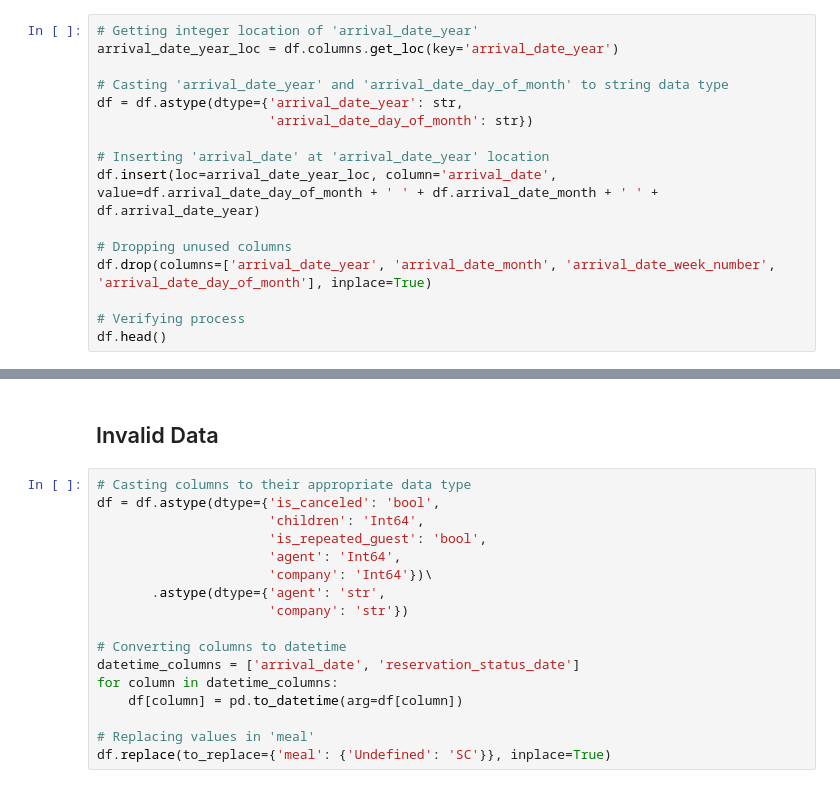
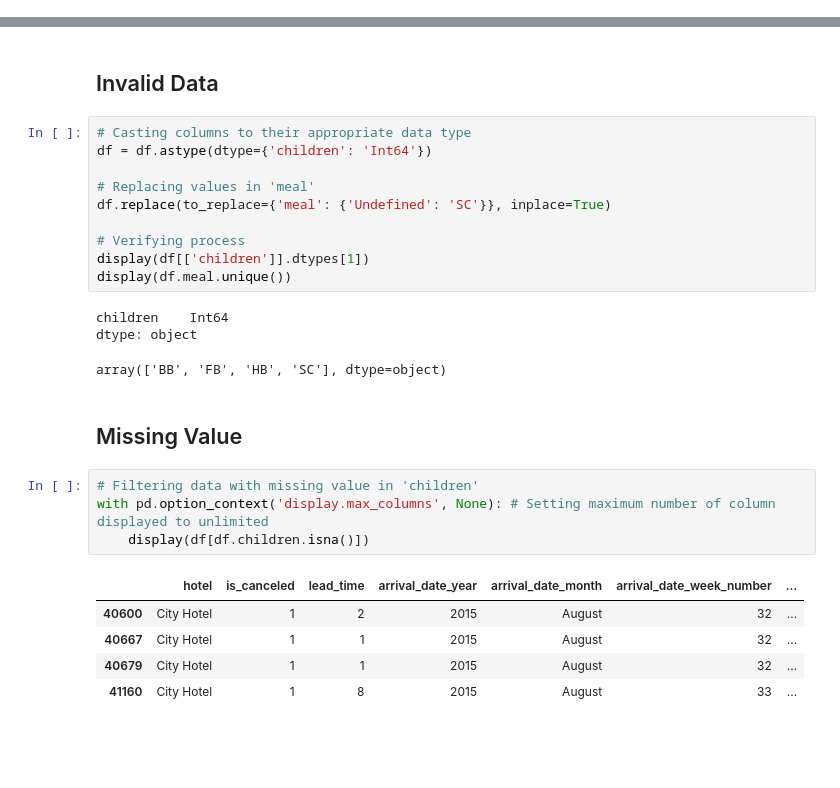
Before and after one commit to garudapaksi-yusuf/Hotel_Booking_Demand, a Jupyter notebook: Hotel_Bookings.ipynb, the cells around one changed output, grey strips where cells are left out. Drawn from its saved outputs; the diff is of its cells as text; blank space fills up the shorter version.

```diff
--- a/Hotel_Bookings.ipynb
+++ b/Hotel_Bookings.ipynb
@@ -251,16 +253,0 @@ df[df.duplicated()]
-# %%
-# Getting integer location of 'arrival_date_year'
-arrival_date_year_loc = df.columns.get_loc(key='arrival_date_year')
-
-# Casting 'arrival_date_year' and 'arrival_date_day_of_month' to string data type
-df = df.astype(dtype={'arrival_date_year': str,
-                      'arrival_date_day_of_month': str})
-
-# Inserting 'arrival_date' at 'arrival_date_year' location
-df.insert(loc=arrival_date_year_loc, column='arrival_date', value=df.arrival_date_day_of_month + ' ' + df.arrival_date_month + ' ' + df.arrival_date_year)
-
-# Dropping unused columns
-df.drop(columns=['arrival_date_year', 'arrival_date_month', 'arrival_date_week_number', 'arrival_date_day_of_month'], inplace=True)
-
-# Verifying process
-df.head()
@@ -276,18 +273,27 @@ df.head()
 ## Invalid Data
 # %%
 # Casting columns to their appropriate data type
-df = df.astype(dtype={'is_canceled': 'bool',
-                      'children': 'Int64',
-                      'is_repeated_guest': 'bool',
-                      'agent': 'Int64',
-                      'company': 'Int64'})\
-       .astype(dtype={'agent': 'str',
-                      'company': 'str'})
-
-# Converting columns to datetime
-datetime_columns = ['arrival_date', 'reservation_status_date']
-for column in datetime_columns:
-    df[column] = pd.to_datetime(arg=df[column])
+df = df.astype(dtype={'children': 'Int64'})
 
 # Replacing values in 'meal'
 df.replace(to_replace={'meal': {'Undefined': 'SC'}}, inplace=True)
+
+# Verifying process
+display(df[['children']].dtypes[1])
+display(df.meal.unique())
+# %% [output]
+children    Int64
+dtype: object
+array(['BB', 'FB', 'HB', 'SC'], dtype=object)
+# %% [markdown]
+## Missing Value
+# %%
+# Filtering data with missing value in 'children'
+with pd.option_context('display.max_columns', None): # Setting maximum number of column displayed to unlimited
+    display(df[df.children.isna()])
+# %% [output]
+|  | hotel | is_canceled | lead_time | arrival_date_year | arrival_date_month | arrival_date_week_number | ... |
+| 40600 | City Hotel | 1 | 2 | 2015 | August | 32 | ... |
+| 40667 | City Hotel | 1 | 1 | 2015 | August | 32 | ... |
+| 40679 | City Hotel | 1 | 1 | 2015 | August | 32 | ... |
+| 41160 | City Hotel | 1 | 8 | 2015 | August | 33 | ... |
```
Also changed, not shown: parts of 16 cells of this notebook.
